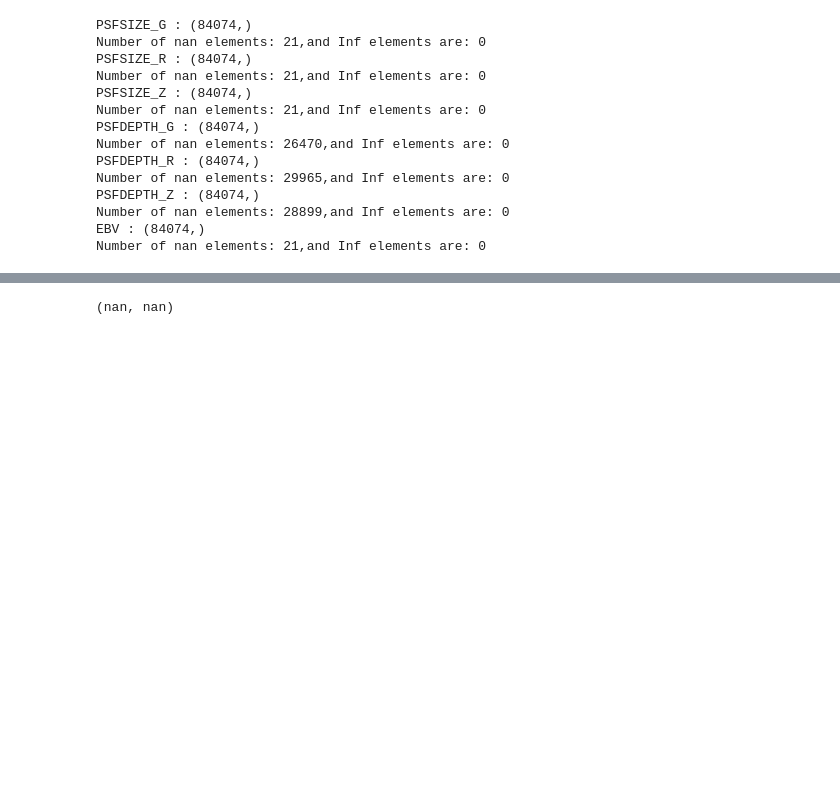
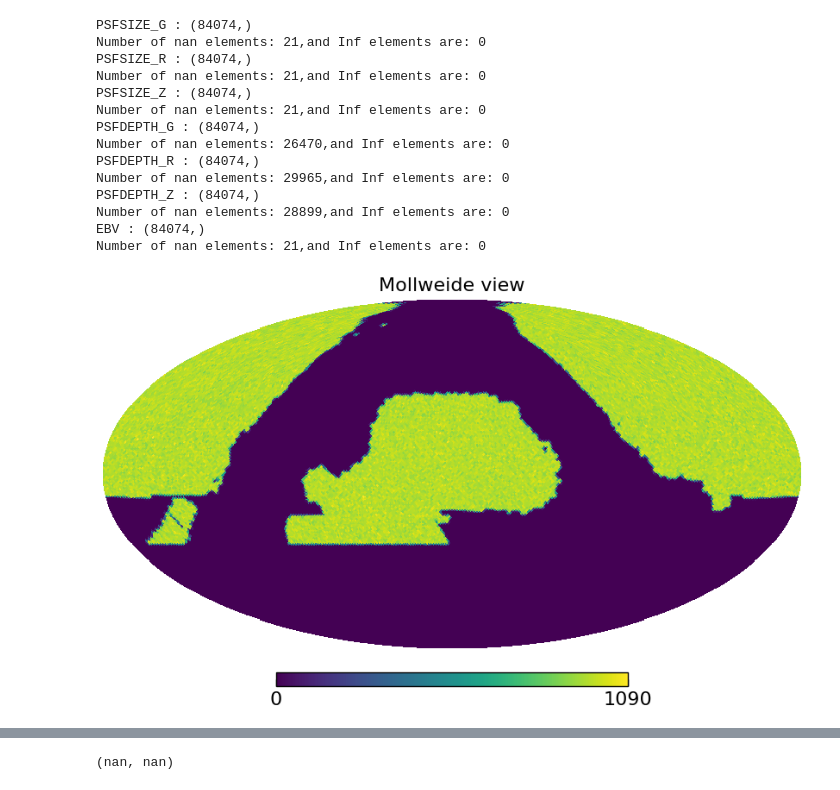
Before and after one commit to Shin107/DESILegacy-PECVEL, a Jupyter notebook: notebooks/imaging_systematics_clean.ipynb, the cells around one changed output, grey strips where cells are left out. Cells and saved outputs as stored; diff of their text form; code cells hidden in the pictures; blank space fills up the shorter version.

```diff
--- a/notebooks/imaging_systematics_clean.ipynb
+++ b/notebooks/imaging_systematics_clean.ipynb
@@ -433,3 +454,8 @@ PSFDEPTH_Z : (84074,)
 Number of nan elements: 28899,and Inf elements are: 0
 EBV : (84074,)
 Number of nan elements: 21,and Inf elements are: 0
+# %%
+
+hp.mollview(points_to_map(regions['full']['RA'], regions['full']['DEC'], nside_val))
+# %% [output]
+[figure, added]
```
Also changed, not shown: parts of 28 cells of this notebook.
